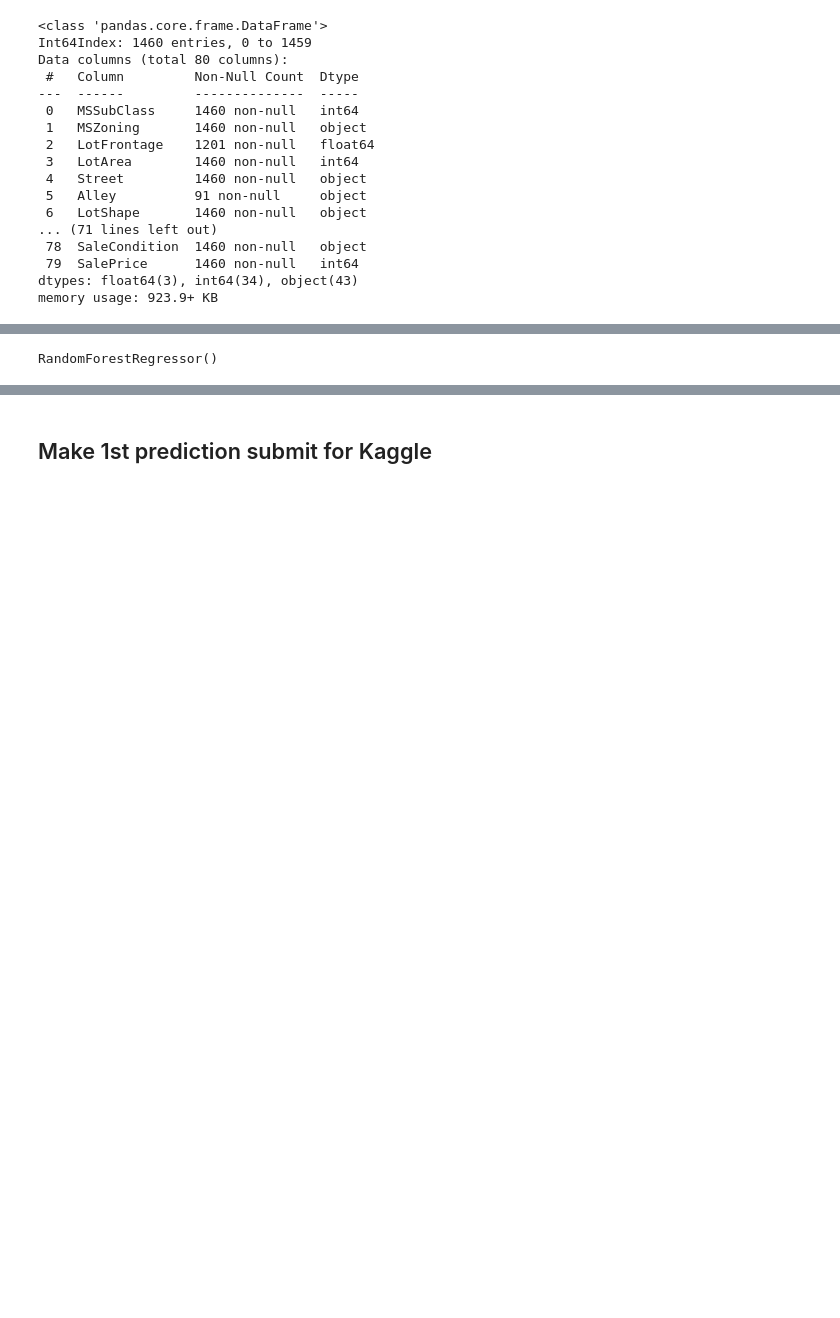
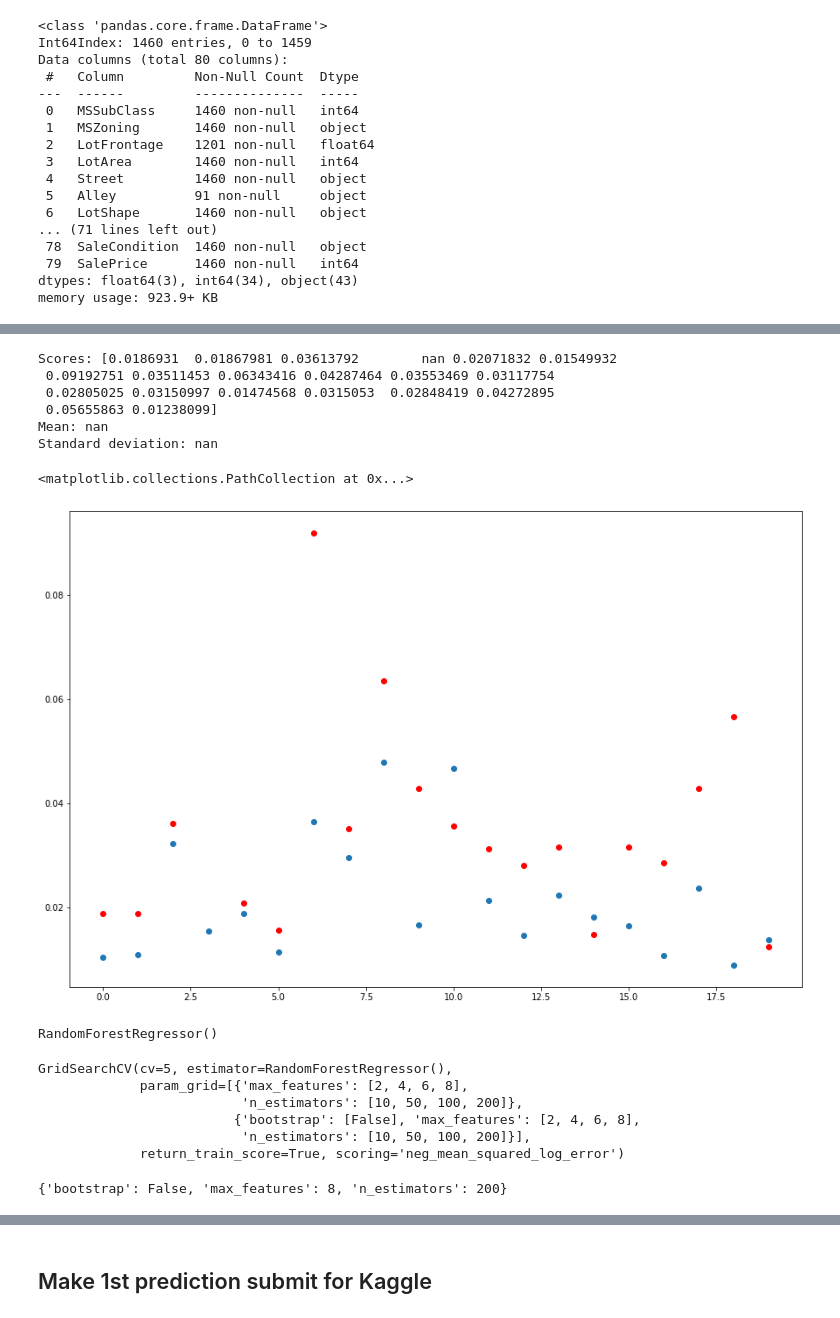
Before and after one commit to sharuhinda/adv_regression_example, a Jupyter notebook: models_tests.ipynb, the cells around one changed output, grey strips where cells are left out. Drawn from its saved outputs; the diff is of its cells as text; code cells hidden in the pictures; blank space fills up the shorter version.

```diff
--- a/models_tests.ipynb
+++ b/models_tests.ipynb
@@ -284,7 +56,5 @@ ValueError: Found unknown categories [nan] in column 0 during fit
 # %%
-X_train, X_test, y_train, y_test = train_test_split(processed_data, y, train_size=0.8, random_state=42)
-print('Train X size:', X_train.shape)
-print('Test X size:', X_test.shape)
-print('Train Y size:', y_train.shape)
-print('Test Y size:', y_test.shape)
+X_train, X_test, y_train, y_test = train_test_split(X, y, test_size=0.2, random_state=42)
+print('Train sets size: ', X_train.shape, y_train.shape)
+print('Test sets size: ', X_test.shape, y_test.shape)
 # %% [output]
@@ -295,2 +68,4 @@ Test Y size: (292, 1)
 # %%
 tree_reg = RandomForestRegressor(n_estimators=100)
+# %%
+msle_scores = -cross_val_score(tree_reg, X_train, y_train, scoring='neg_mean_squared_log_error', cv=20)
@@ -296,0 +81,4 @@ tree_reg = RandomForestRegressor(n_estimators=100)
+# %%
+lin_reg = LinearRegression()
+# %%
+msle_scores_lin = -cross_val_score(lin_reg, X_train, y_train, scoring='neg_mean_squared_log_error', cv=20)
@@ -297 +98,17 @@ tree_reg = RandomForestRegressor(n_estimators=100)
+# %%
+display_scores(msle_scores_lin)
+# %% [output]
+Scores: [0.0186931  0.01867981 0.03613792        nan 0.02071832 0.01549932
+ 0.09192751 0.03511453 0.06343416 0.04287464 0.03553469 0.03117754
+ 0.02805025 0.03150997 0.01474568 0.0315053  0.02848419 0.04272895
+ 0.05655863 0.01238099]
+Mean: nan
+Standard deviation: nan
+# %%
+fig, ax = plt.subplots(1, 1, figsize=(15, 10))
+plt.scatter(x=range(len(msle_scores)), y=msle_scores)
+plt.scatter(x=range(len(msle_scores_lin)), y=msle_scores_lin, c='red')
+# %% [output]
+<matplotlib.collections.PathCollection at 0x...>
+[figure, added]
 # %%
@@ -300,0 +124,13 @@ RandomForestRegressor()
+# %%
+gscv_rforest.fit(X_train, y_train)
+# %% [output]
+GridSearchCV(cv=5, estimator=RandomForestRegressor(),
+             param_grid=[{'max_features': [2, 4, 6, 8],
+                          'n_estimators': [10, 50, 100, 200]},
+                         {'bootstrap': [False], 'max_features': [2, 4, 6, 8],
+                          'n_estimators': [10, 50, 100, 200]}],
+             return_train_score=True, scoring='neg_mean_squared_log_error')
+# %%
+gscv_rforest.best_params_
+# %% [output]
+{'bootstrap': False, 'max_features': 8, 'n_estimators': 200}
```
Also changed, not shown: parts of 62 cells of this notebook, 1 other file.
